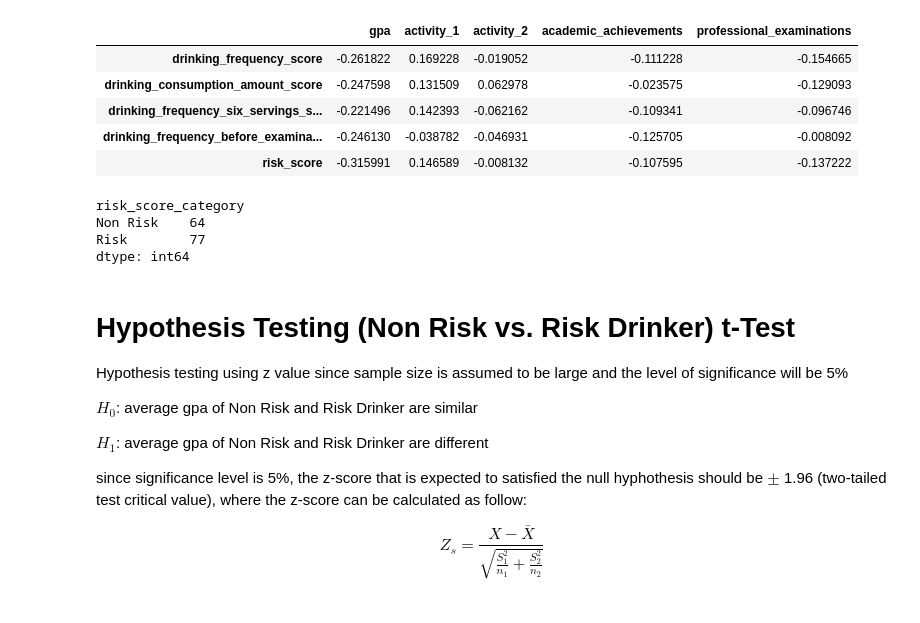
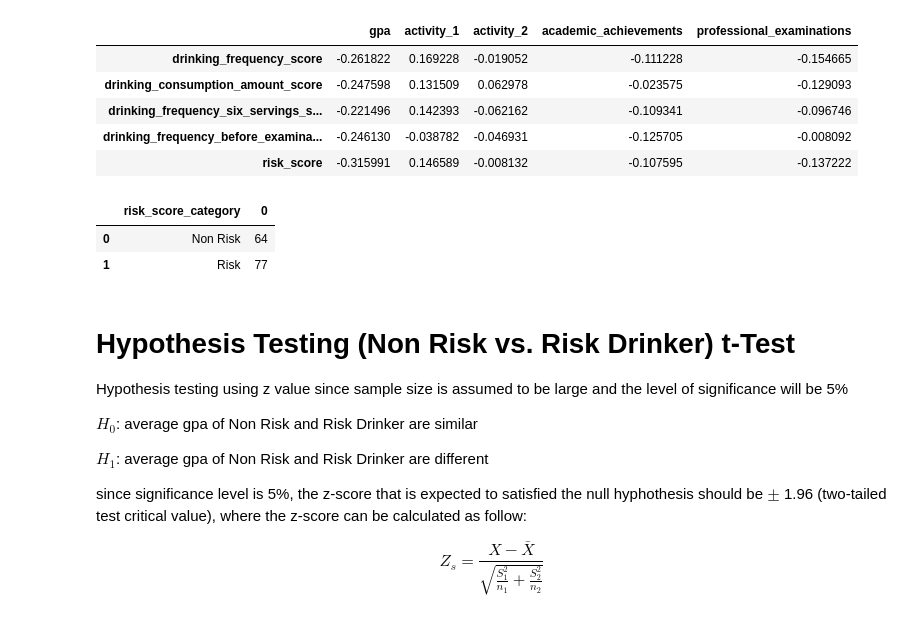
Before and after one commit to nicktanryo/gecc-fyp, a Jupyter notebook: analysis.ipynb, the cells around one changed output. Drawn from its saved outputs; the diff is of its cells as text; code cells hidden in the pictures.

```diff
--- a/analysis.ipynb
+++ b/analysis.ipynb
@@ -257,12 +255,11 @@ attribute_correlation.loc[row_corr, col_corr]
 | risk_score | -0.315991 | 0.146589 | -0.008132 | -0.107595 | -0.137222 |
 # %%
 df_quantified = df_quantified.assign(risk_score_category=df_quantified.risk_score.apply(classification_risk_score_category))
-df_quantified.groupby("risk_score_category").size()
+df_quantified.groupby("risk_score_category").size().reset_index()
 # %% [output]
-risk_score_category
-Non Risk    64
-Risk        77
-dtype: int64
+|  | risk_score_category | 0 |
+| 0 | Non Risk | 64 |
+| 1 | Risk | 77 |
 # %% [markdown]
 # Hypothesis Testing (Non Risk vs. Risk Drinker) t-Test
 Hypothesis testing using z value since sample size is assumed to be large and the level of significance will be 5%
```
Also changed, not shown: parts of 2 cells of this notebook.
